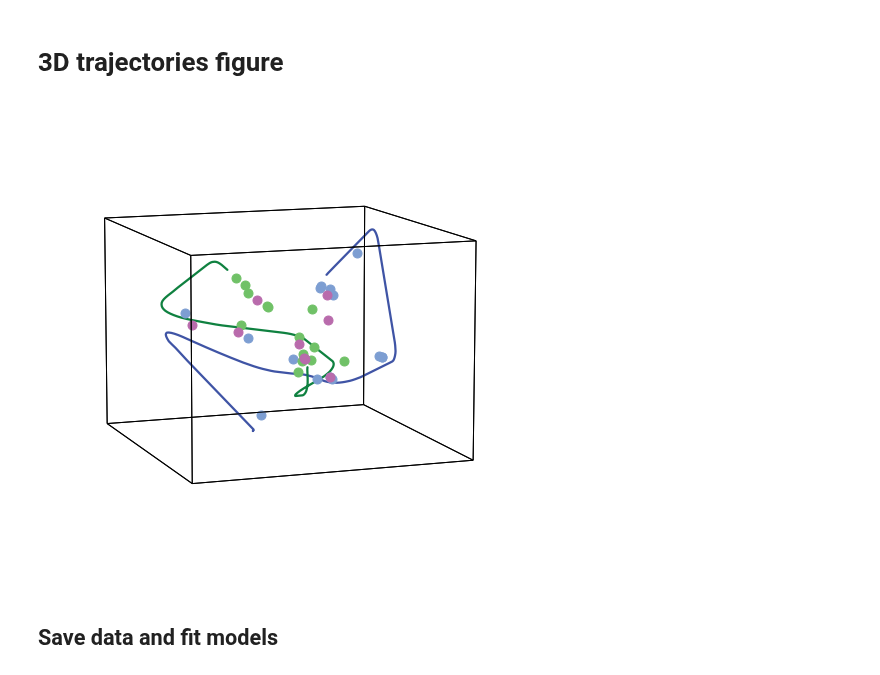
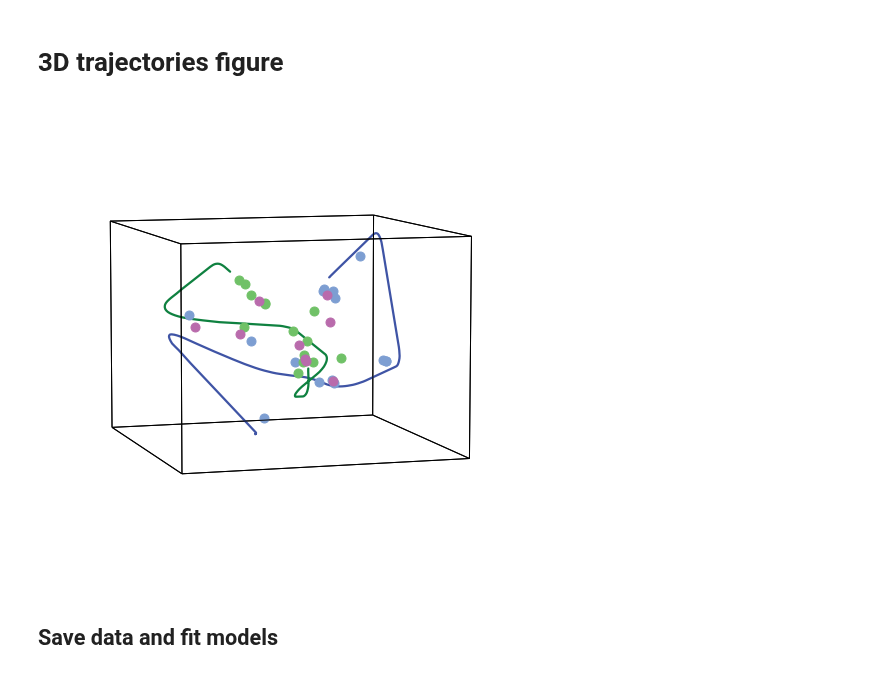
Before and after one commit to ContextLab/efficient-learning-khan, a Jupyter notebook: code/notebooks/1_model-course-content.ipynb, the cells around one changed output. Cells and saved outputs as stored; diff of their text form; code cells hidden in the pictures.

Commit message:
adjusted azim & elev to make room for axes key

```diff
--- a/code/notebooks/1_model-course-content.ipynb
+++ b/code/notebooks/1_model-course-content.ipynb
@@ -395,33 +395,33 @@ with sns.axes_style('ticks'), sns.plotting_context('talk'):
 # %%
 # resample trajectories to common length and smooth for visualization
 bos_traj_resampled = resample(bos_traj, 200, axis=0)
 forces_traj_resampled = resample(forces_traj, 200, axis=0)
 
 forces_smoothed = pd.DataFrame(forces_traj_resampled).rolling(24).mean().loc[24:, :].values
 bos_smoothed = pd.DataFrame(bos_traj_resampled).rolling(24).mean().loc[24:, :].values
 
 forces_questions = all_questions[np.flatnonzero(questions['lecture'] == 1)]
 bos_questions = all_questions[np.flatnonzero(questions['lecture'] == 2)]
 general_questions = all_questions[np.flatnonzero(questions['lecture'] == 0)]
 
 with sns.plotting_context('talk'):
     hyp.plot([forces_smoothed,
               bos_smoothed,
               forces_questions,
               bos_questions,
               general_questions],
              fmt=['-', '-', 'o', 'o', 'o'],
              color=[FORCES_LECTURE_COLOR,
                     BOS_LECTURE_COLOR,
                     FORCES_QUESTION_COLOR,
                     BOS_QUESTION_COLOR,
                     GENERAL_QUESTION_COLOR],
              reduce={'model': 'IncrementalPCA', 'params': {'whiten': True}},
-#              save_path=FIG_DIR.joinpath('trajectories-3d.pdf'),
-             size=[7, 7],
-             azim=70)
+#                  save_path=FIG_DIR.joinpath('trajectories-3d.pdf'),
+                 size=[7, 7],
+             azim=73, elev=7)
 # %% [output]
-[figure, old version]
+[figure, new version]
 # %% [markdown]
 ## Save data and fit models
 # %%
```
Also changed, not shown: 1 other file.
